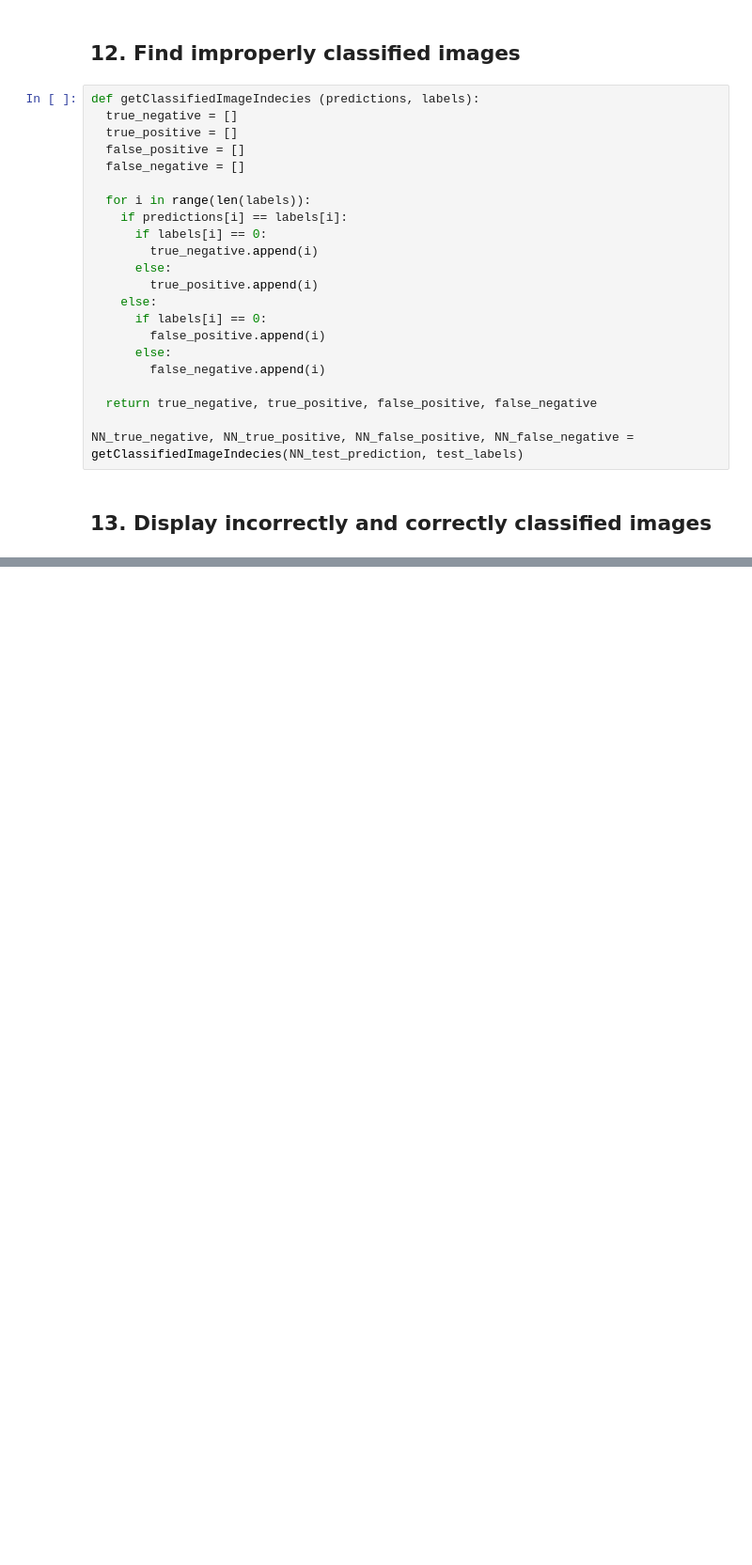
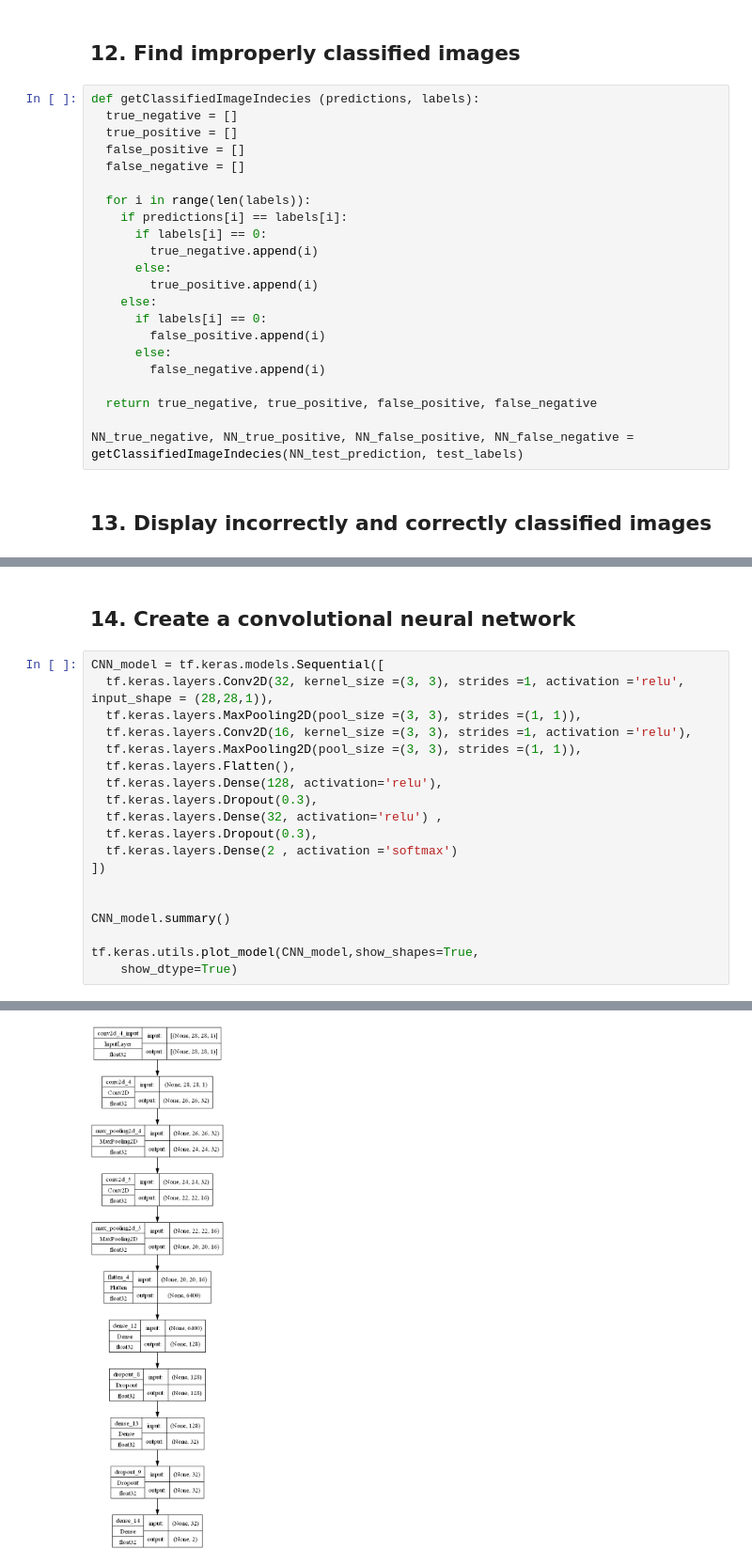
Before and after one commit to alexngys/AMLS_23-24_SN20000879, a Jupyter notebook: A/train.ipynb, the cells around one changed output, grey strips where cells are left out. Shown at 94% size. Drawn from its saved outputs; the diff is of its cells as text; blank space fills up the shorter version.

```diff
--- a/A/train.ipynb
+++ b/A/train.ipynb
@@ -244,0 +249,22 @@ fig.subplots_adjust(top=1.4)
+# %% [markdown]
+## 14. Create a convolutional neural network
+# %%
+CNN_model = tf.keras.models.Sequential([
+  tf.keras.layers.Conv2D(32, kernel_size =(3, 3), strides =1, activation ='relu', input_shape = (28,28,1)),
+  tf.keras.layers.MaxPooling2D(pool_size =(3, 3), strides =(1, 1)),
+  tf.keras.layers.Conv2D(16, kernel_size =(3, 3), strides =1, activation ='relu'),
+  tf.keras.layers.MaxPooling2D(pool_size =(3, 3), strides =(1, 1)),
+  tf.keras.layers.Flatten(),
+  tf.keras.layers.Dense(128, activation='relu'),
+  tf.keras.layers.Dropout(0.3),
+  tf.keras.layers.Dense(32, activation='relu') ,
+  tf.keras.layers.Dropout(0.3),
+  tf.keras.layers.Dense(2 , activation ='softmax')
+])
+
+
+CNN_model.summary()
+
+tf.keras.utils.plot_model(CNN_model,show_shapes=True,
+    show_dtype=True)
+# %% [output]
@@ -244,0 +288 @@ fig.subplots_adjust(top=1.4)
+[figure, added]
```
Also changed, not shown: parts of 8 cells of this notebook, 2 other files.
